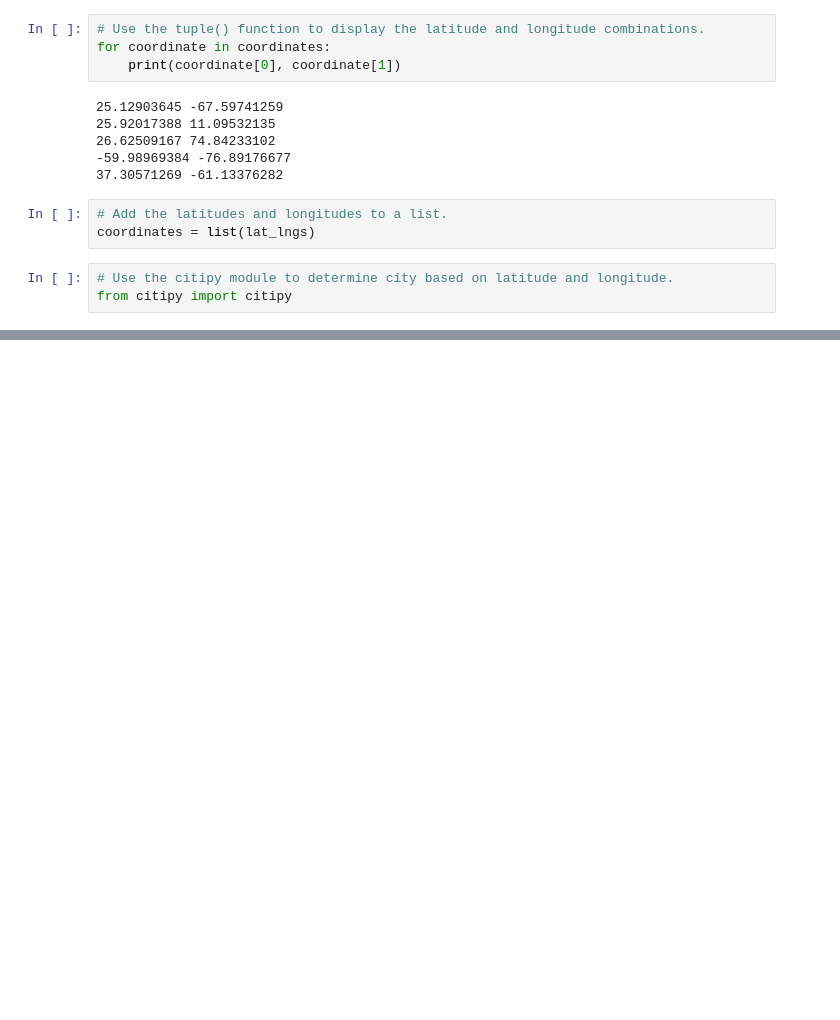
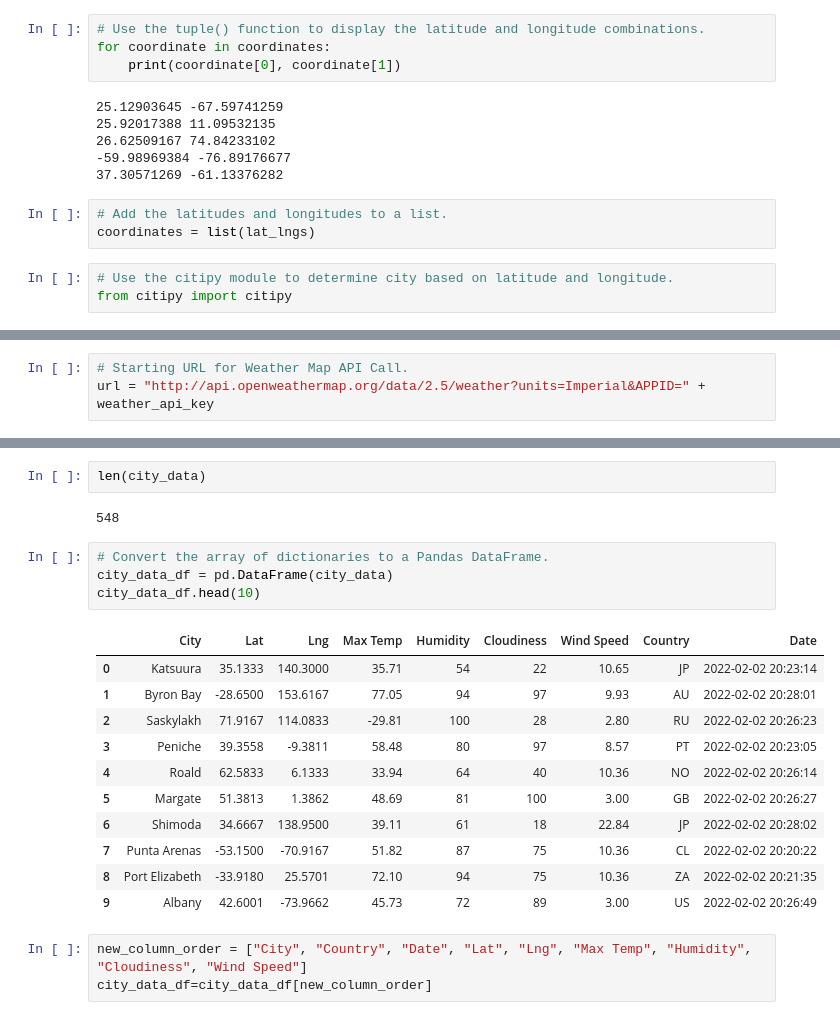
Before and after one commit to brown-rox20/World_Weather_Analysis, a Jupyter notebook: WeatherPy.ipynb, the cells around one changed output, grey strips where cells are left out. Drawn from its saved outputs; the diff is of its cells as text; blank space fills up the shorter version.

Commit message:
complete weatherpy

```diff
--- a/WeatherPy.ipynb
+++ b/WeatherPy.ipynb
@@ -71,0 +83,3 @@ len(cities)
+# %%
+# Starting URL for Weather Map API Call.
+url = "http://api.openweathermap.org/data/2.5/weather?units=Imperial&APPID=" + weather_api_key
@@ -71,0 +170,23 @@ len(cities)
+# %%
+len(city_data)
+# %% [output]
+548
+# %%
+# Convert the array of dictionaries to a Pandas DataFrame.
+city_data_df = pd.DataFrame(city_data)
+city_data_df.head(10)
+# %% [output]
+|  | City | Lat | Lng | Max Temp | Humidity | Cloudiness | Wind Speed | Country | Date |
+| 0 | Katsuura | 35.1333 | 140.3000 | 35.71 | 54 | 22 | 10.65 | JP | 2022-02-02 20:23:14 |
+| 1 | Byron Bay | -28.6500 | 153.6167 | 77.05 | 94 | 97 | 9.93 | AU | 2022-02-02 20:28:01 |
+| 2 | Saskylakh | 71.9167 | 114.0833 | -29.81 | 100 | 28 | 2.80 | RU | 2022-02-02 20:26:23 |
+| 3 | Peniche | 39.3558 | -9.3811 | 58.48 | 80 | 97 | 8.57 | PT | 2022-02-02 20:23:05 |
+| 4 | Roald | 62.5833 | 6.1333 | 33.94 | 64 | 40 | 10.36 | NO | 2022-02-02 20:26:14 |
+| 5 | Margate | 51.3813 | 1.3862 | 48.69 | 81 | 100 | 3.00 | GB | 2022-02-02 20:26:27 |
+| 6 | Shimoda | 34.6667 | 138.9500 | 39.11 | 61 | 18 | 22.84 | JP | 2022-02-02 20:28:02 |
+| 7 | Punta Arenas | -53.1500 | -70.9167 | 51.82 | 87 | 75 | 10.36 | CL | 2022-02-02 20:20:22 |
+| 8 | Port Elizabeth | -33.9180 | 25.5701 | 72.10 | 94 | 75 | 10.36 | ZA | 2022-02-02 20:21:35 |
+| 9 | Albany | 42.6001 | -73.9662 | 45.73 | 72 | 89 | 3.00 | US | 2022-02-02 20:26:49 |
+# %%
+new_column_order = ["City", "Country", "Date", "Lat", "Lng", "Max Temp", "Humidity", "Cloudiness", "Wind Speed"]
+city_data_df=city_data_df[new_column_order]
```
Also changed, not shown: parts of 8 cells of this notebook, 1 other file.
